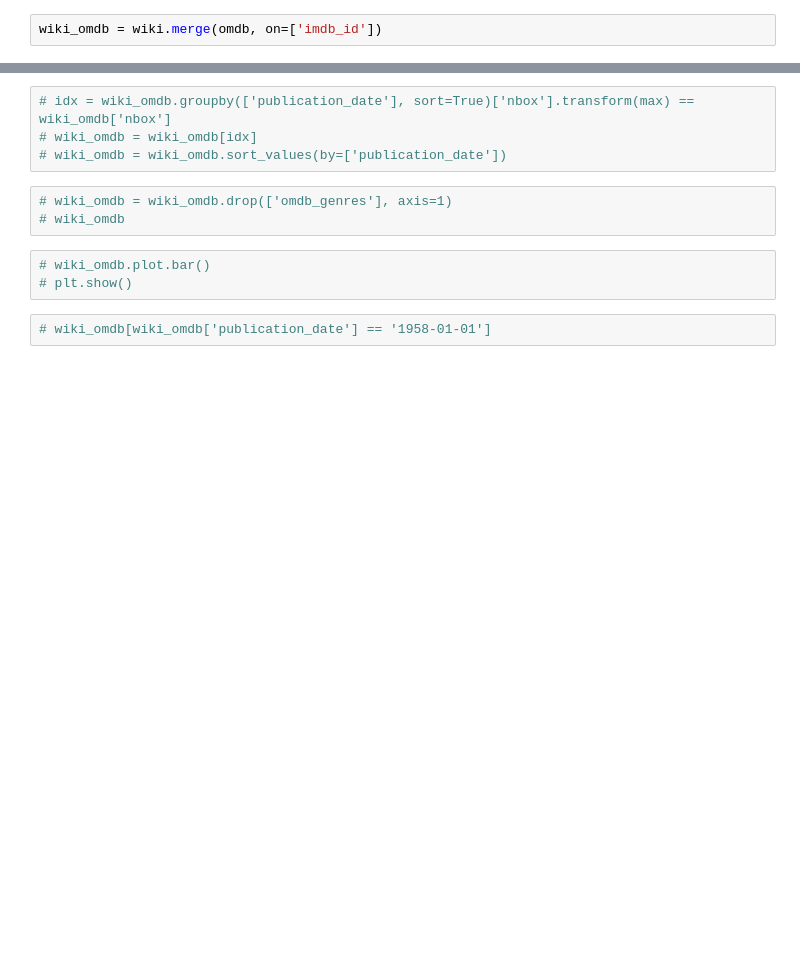
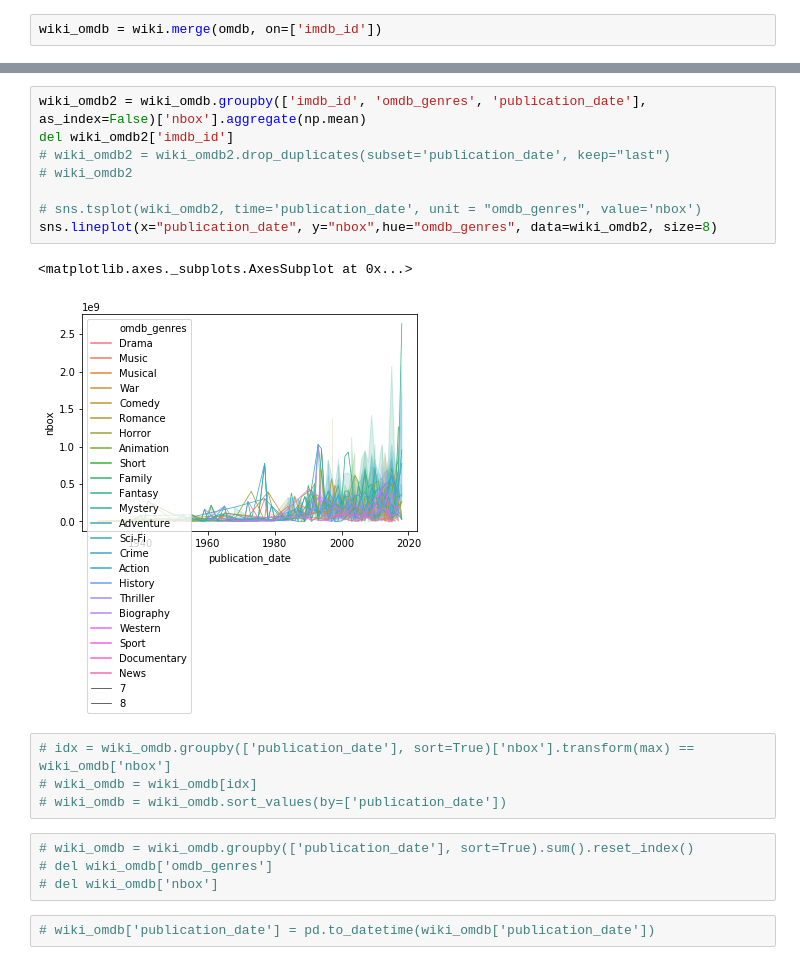
Before and after one commit to parmj/movie_data_analysis, a Jupyter notebook: time_genre.ipynb, the cells around one changed output, grey strips where cells are left out. Cells and saved outputs as stored; diff of their text form; blank space fills up the shorter version.

```diff
--- a/time_genre.ipynb
+++ b/time_genre.ipynb
@@ -19,12 +41,21 @@ wiki_omdb = pd.concat([wiki_omdb, genres], axis=1).dropna()
+# %%
+wiki_omdb2 = wiki_omdb.groupby(['imdb_id', 'omdb_genres', 'publication_date'], as_index=False)['nbox'].aggregate(np.mean)
+del wiki_omdb2['imdb_id']
+# wiki_omdb2 = wiki_omdb2.drop_duplicates(subset='publication_date', keep="last")
+# wiki_omdb2
+
+# sns.tsplot(wiki_omdb2, time='publication_date', unit = "omdb_genres", value='nbox')
+sns.lineplot(x="publication_date", y="nbox",hue="omdb_genres", data=wiki_omdb2, size=8)
+# %% [output]
+<matplotlib.axes._subplots.AxesSubplot at 0x...>
+[figure, added]
 # %%
 # idx = wiki_omdb.groupby(['publication_date'], sort=True)['nbox'].transform(max) == wiki_omdb['nbox']
 # wiki_omdb = wiki_omdb[idx]
 # wiki_omdb = wiki_omdb.sort_values(by=['publication_date'])
-# %%
-# wiki_omdb = wiki_omdb.drop(['omdb_genres'], axis=1)
-# wiki_omdb
-# %%
-# wiki_omdb.plot.bar()
-# plt.show()
+# %%
+# wiki_omdb = wiki_omdb.groupby(['publication_date'], sort=True).sum().reset_index()
+# del wiki_omdb['omdb_genres']
+# del wiki_omdb['nbox']
 # %%
-# wiki_omdb[wiki_omdb['publication_date'] == '1958-01-01']
+# wiki_omdb['publication_date'] = pd.to_datetime(wiki_omdb['publication_date'])
```
Also changed, not shown: parts of 11 cells of this notebook, 1 other file.
